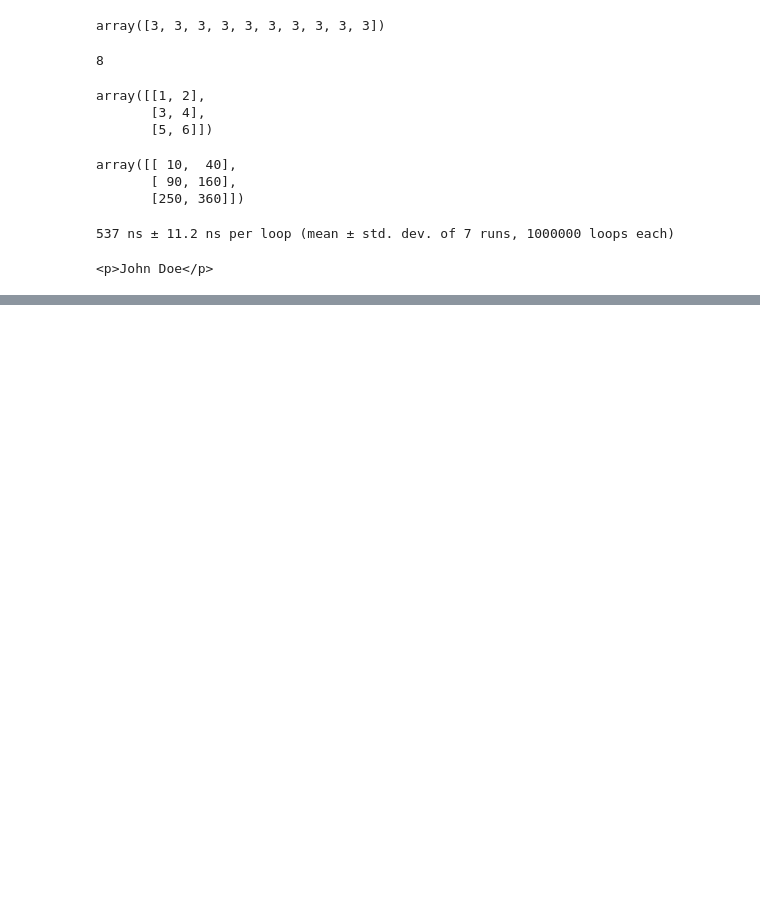
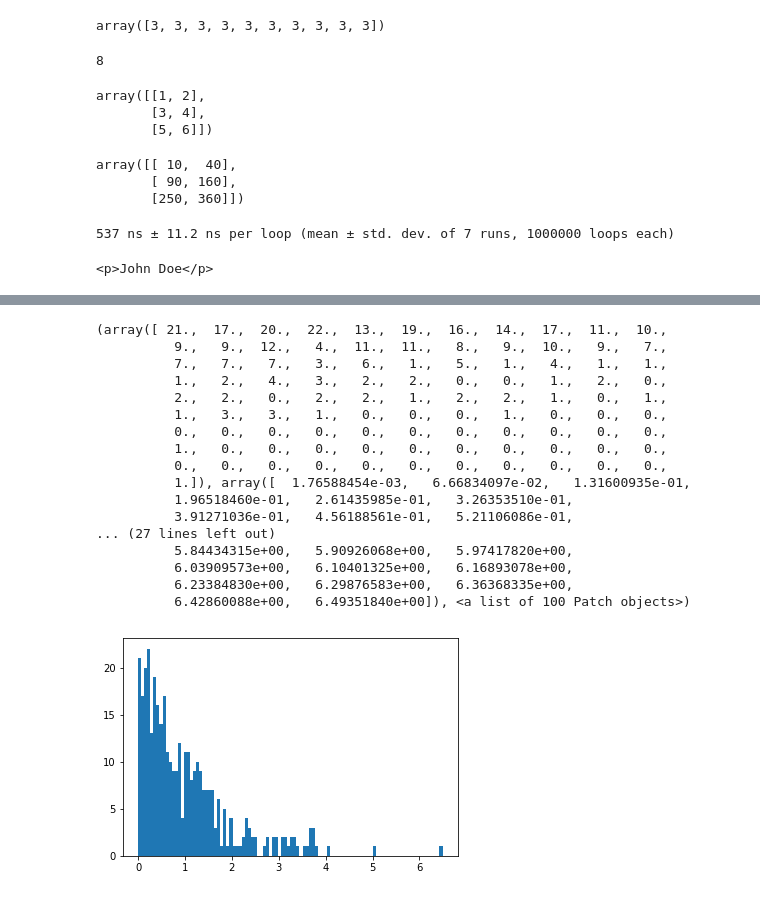
Before and after one commit to jloovet/misc, a Jupyter notebook: tester_med_numpy.ipynb, the cells around one changed output, grey strips where cells are left out. Drawn from its saved outputs; the diff is of its cells as text; code cells hidden in the pictures; blank space fills up the shorter version.

```diff
--- a/tester_med_numpy.ipynb
+++ b/tester_med_numpy.ipynb
@@ -80,0 +157,21 @@ print(my_person.get_fullname())
+# %%
+plt.hist(rain, bins=100)
+# %% [output]
+(array([ 21.,  17.,  20.,  22.,  13.,  19.,  16.,  14.,  17.,  11.,  10.,
+          9.,   9.,  12.,   4.,  11.,  11.,   8.,   9.,  10.,   9.,   7.,
+          7.,   7.,   7.,   3.,   6.,   1.,   5.,   1.,   4.,   1.,   1.,
+          1.,   2.,   4.,   3.,   2.,   2.,   0.,   0.,   1.,   2.,   0.,
+          2.,   2.,   0.,   2.,   2.,   1.,   2.,   2.,   1.,   0.,   1.,
+          1.,   3.,   3.,   1.,   0.,   0.,   0.,   1.,   0.,   0.,   0.,
+          0.,   0.,   0.,   0.,   0.,   0.,   0.,   0.,   0.,   0.,   0.,
+          1.,   0.,   0.,   0.,   0.,   0.,   0.,   0.,   0.,   0.,   0.,
+          0.,   0.,   0.,   0.,   0.,   0.,   0.,   0.,   0.,   0.,   0.,
+          1.]), array([  1.76588454e-03,   6.66834097e-02,   1.31600935e-01,
+          1.96518460e-01,   2.61435985e-01,   3.26353510e-01,
+          3.91271036e-01,   4.56188561e-01,   5.21106086e-01,
+... (27 lines left out)
+          5.84434315e+00,   5.90926068e+00,   5.97417820e+00,
+          6.03909573e+00,   6.10401325e+00,   6.16893078e+00,
+          6.23384830e+00,   6.29876583e+00,   6.36368335e+00,
+          6.42860088e+00,   6.49351840e+00]), <a list of 100 Patch objects>)
+[figure, added]
```
Also changed, not shown: parts of 12 cells of this notebook.
